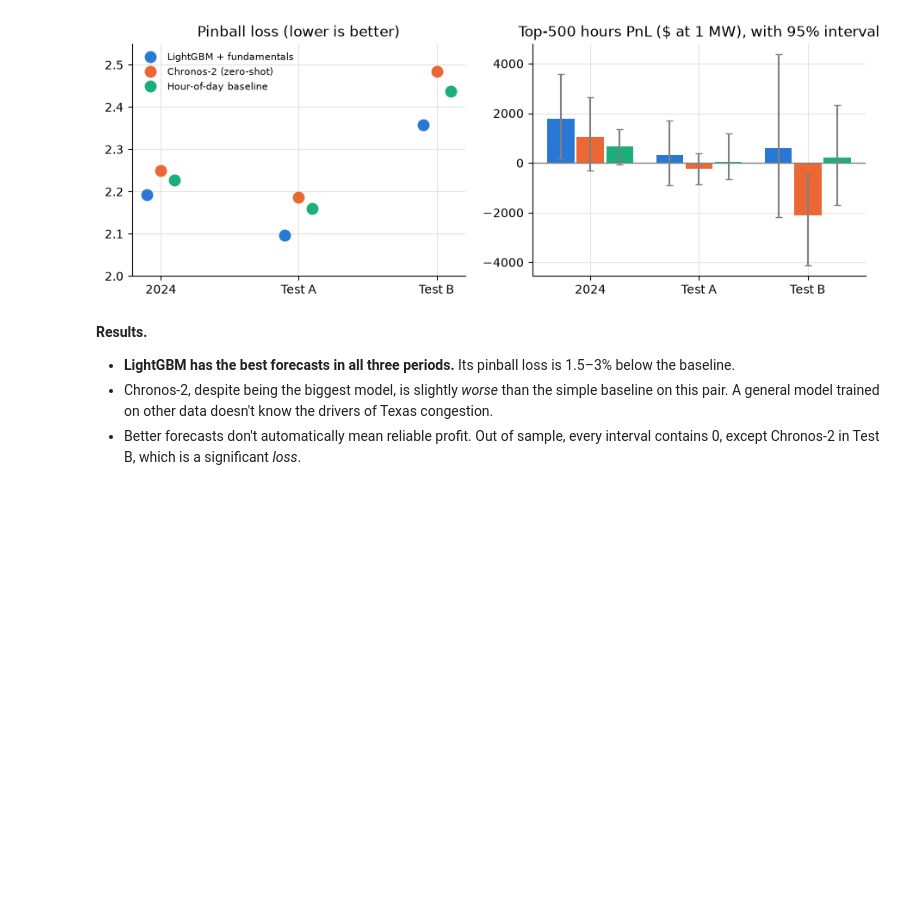
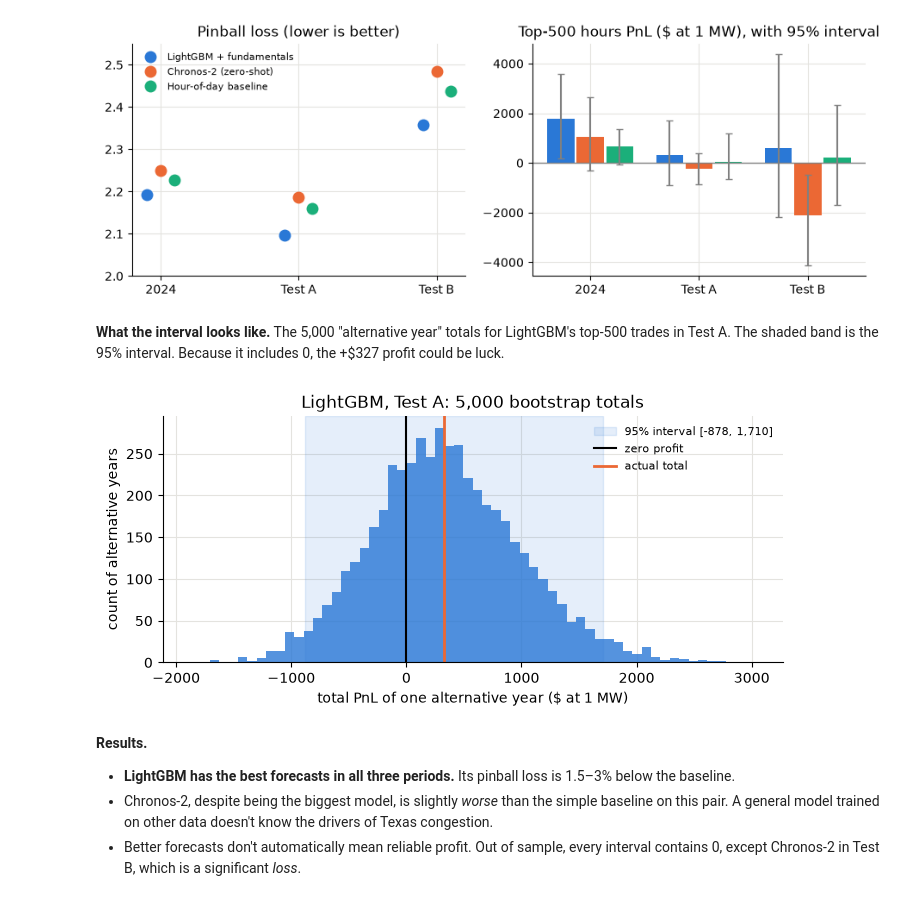
Before and after one commit to zhengwaihongben/project_applied_algorithm, a Jupyter notebook: notebooks/ptp_findings.ipynb, the cells around one changed output. Cells and saved outputs as stored; diff of their text form; code cells hidden in the pictures; blank space fills up the shorter version.

```diff
--- a/notebooks/ptp_findings.ipynb
+++ b/notebooks/ptp_findings.ipynb
@@ -264,6 +264,21 @@ axes[0].legend(fontsize=8)
 fig.savefig(FIG / "model_comparison.png", bbox_inches="tight", dpi=150); plt.show()
 # %% [output]
 [figure]
+# %% [markdown]
+**What the interval looks like.** The 5,000 "alternative year" totals for LightGBM's top-500 trades in Test A. The
+shaded band is the 95% interval. Because it includes 0, the +&#36;327 profit could be luck.
+# %%
+lo, hi = np.percentile(example_totals, [2.5, 97.5])
+fig, ax = plt.subplots(figsize=(8, 3.2))
+ax.hist(example_totals, bins=60, color=COLORS["lgbm"], alpha=0.8)
+ax.axvspan(lo, hi, color=COLORS["lgbm"], alpha=0.12, label=f"95% interval [{lo:,.0f}, {hi:,.0f}]")
+ax.axvline(0, color="black", lw=1.5, label="zero profit")
+ax.axvline(scores.loc[("test_a", LABELS["lgbm"]), "top-500 PnL $"], color=COLORS["chronos"], lw=2, label="actual total")
+ax.set_xlabel("total PnL of one alternative year ($ at 1 MW)"); ax.set_ylabel("count of alternative years")
+ax.set_title("LightGBM, Test A: 5,000 bootstrap totals"); ax.legend(fontsize=8)
+fig.savefig(FIG / "bootstrap_interval.png", bbox_inches="tight", dpi=150); plt.show()
+# %% [output]
+[figure, added]
 # %% [markdown]
 **Results.**
 - **LightGBM has the best forecasts in all three periods.** Its pinball loss is 1.5–3% below the baseline.
```
Also changed, not shown: parts of 18 cells of this notebook, 2 other files.
